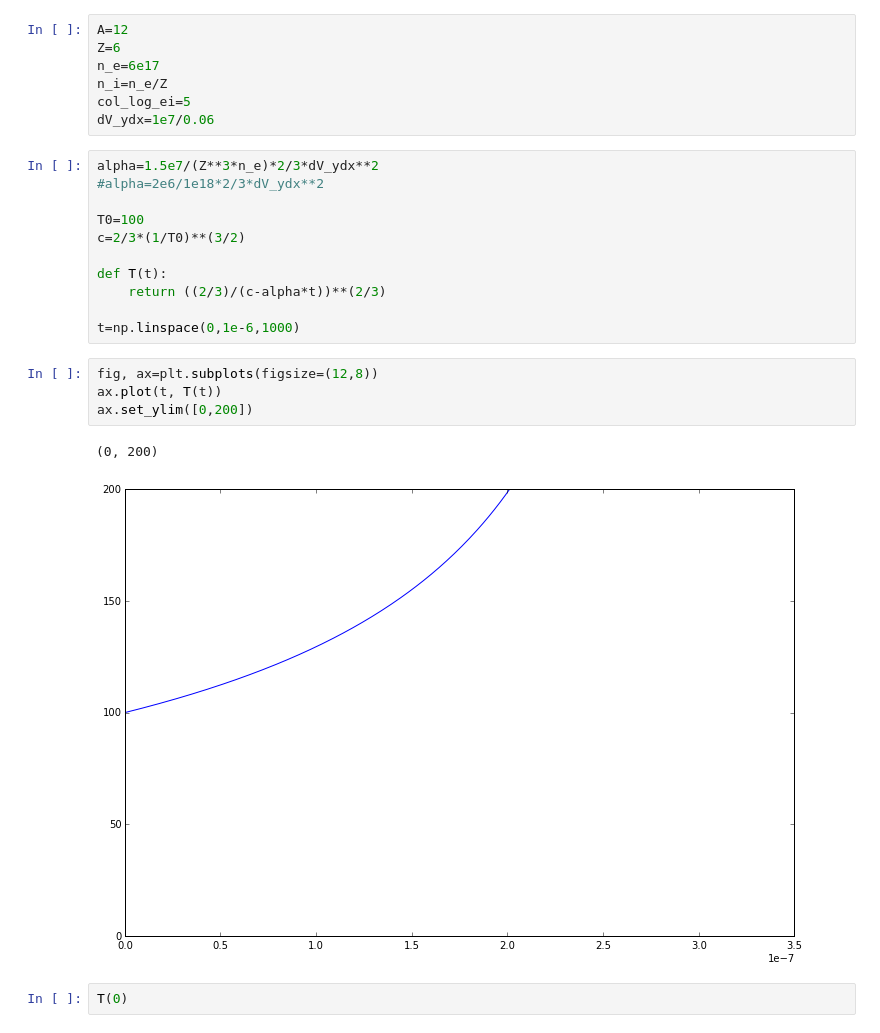
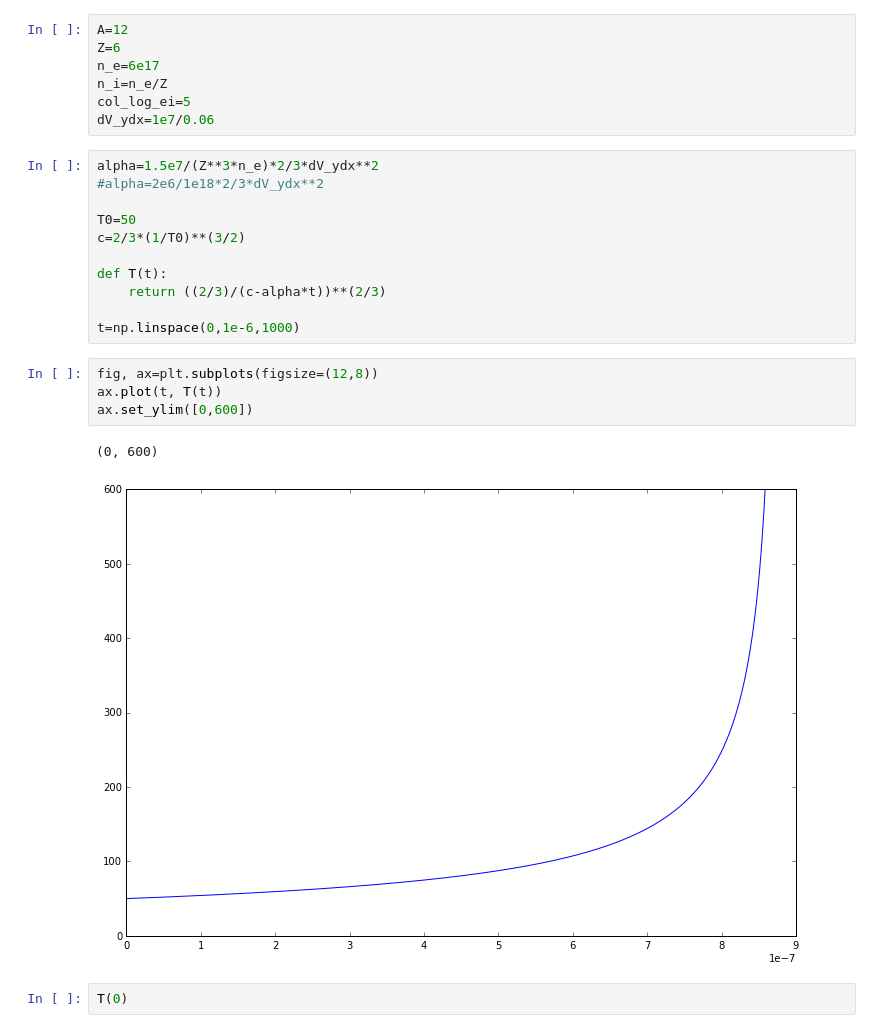
Before and after one commit to jdhare/magpie-analysis, a Jupyter notebook: Viscous Ion Heating and Ohmic Heating.ipynb, the cells around one changed output. Cells and saved outputs as stored; diff of their text form.

```diff
--- a/Viscous Ion Heating and Ohmic Heating.ipynb
+++ b/Viscous Ion Heating and Ohmic Heating.ipynb
@@ -13,7 +13,7 @@ dV_ydx=1e7/0.06
 alpha=1.5e7/(Z**3*n_e)*2/3*dV_ydx**2
 #alpha=2e6/1e18*2/3*dV_ydx**2
 
-T0=100
+T0=50
 c=2/3*(1/T0)**(3/2)
 
 def T(t):
@@ -23,10 +23,10 @@ t=np.linspace(0,1e-6,1000)
 # %%
 fig, ax=plt.subplots(figsize=(12,8))
 ax.plot(t, T(t))
-ax.set_ylim([0,200])
+ax.set_ylim([0,600])
 # %% [output]
-(0, 200)
+(0, 600)
-[figure, old version]
+[figure, new version]
 # %%
 T(0)
 # %% [output]
```
Also changed, not shown: parts of 3 cells of this notebook, 4 other files.
